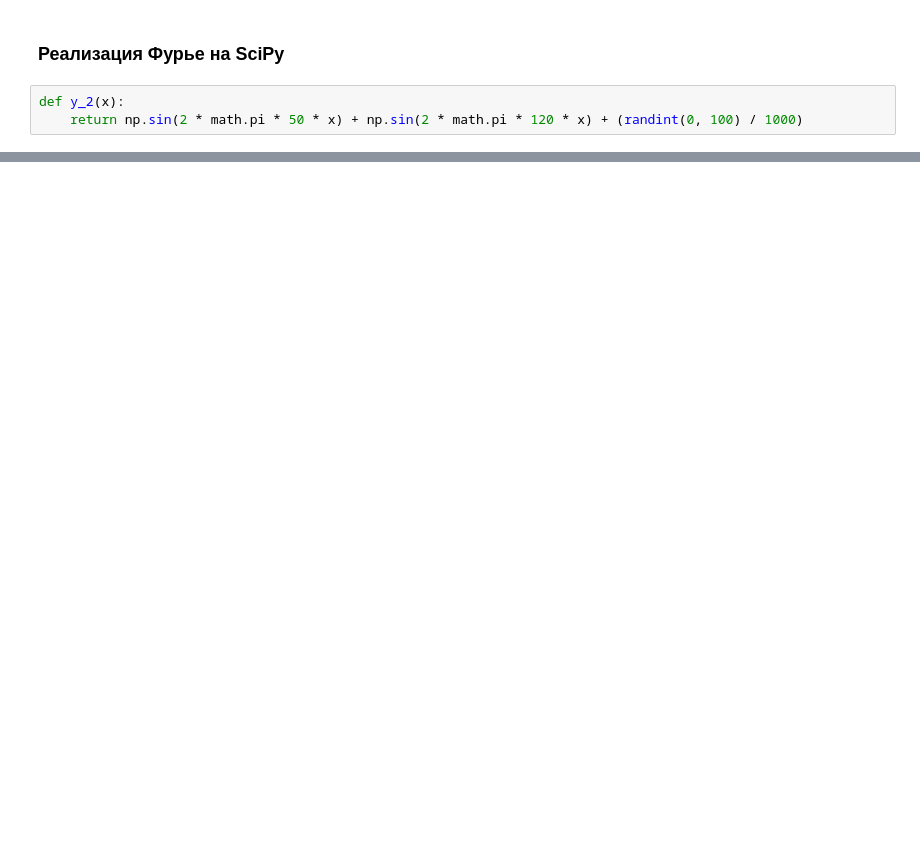
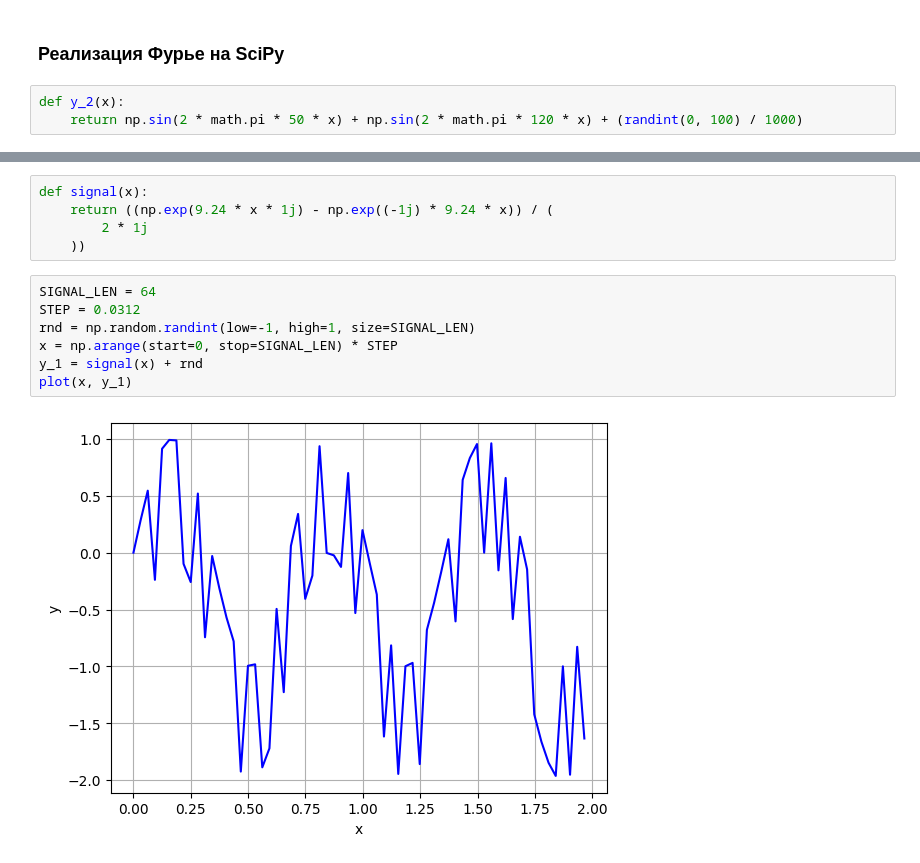
Before and after one commit to Niatomi/conversion-of-measurement-signals-course, a Jupyter notebook: src/practice_5.ipynb, the cells around one changed output, grey strips where cells are left out. Saved outputs shown, nothing was run; the diff lists cells and outputs as text; blank space fills up the shorter version.

```diff
--- a/src/practice_5.ipynb
+++ b/src/practice_5.ipynb
@@ -110,0 +140,14 @@ plot(xf, 2.0/SIGNAL_POINTS * np.abs(yf[0:SIGNAL_POINTS//2]))
+# %%
+def signal(x):
+    return ((np.exp(9.24 * x * 1j) - np.exp((-1j) * 9.24 * x)) / (
+        2 * 1j
+    ))
+# %%
+SIGNAL_LEN = 64
+STEP = 0.0312
+rnd = np.random.randint(low=-1, high=1, size=SIGNAL_LEN)
+x = np.arange(start=0, stop=SIGNAL_LEN) * STEP
+y_1 = signal(x) + rnd
+plot(x, y_1)
+# %% [output]
+[figure, added]
```
Also changed, not shown: parts of 10 cells of this notebook.
